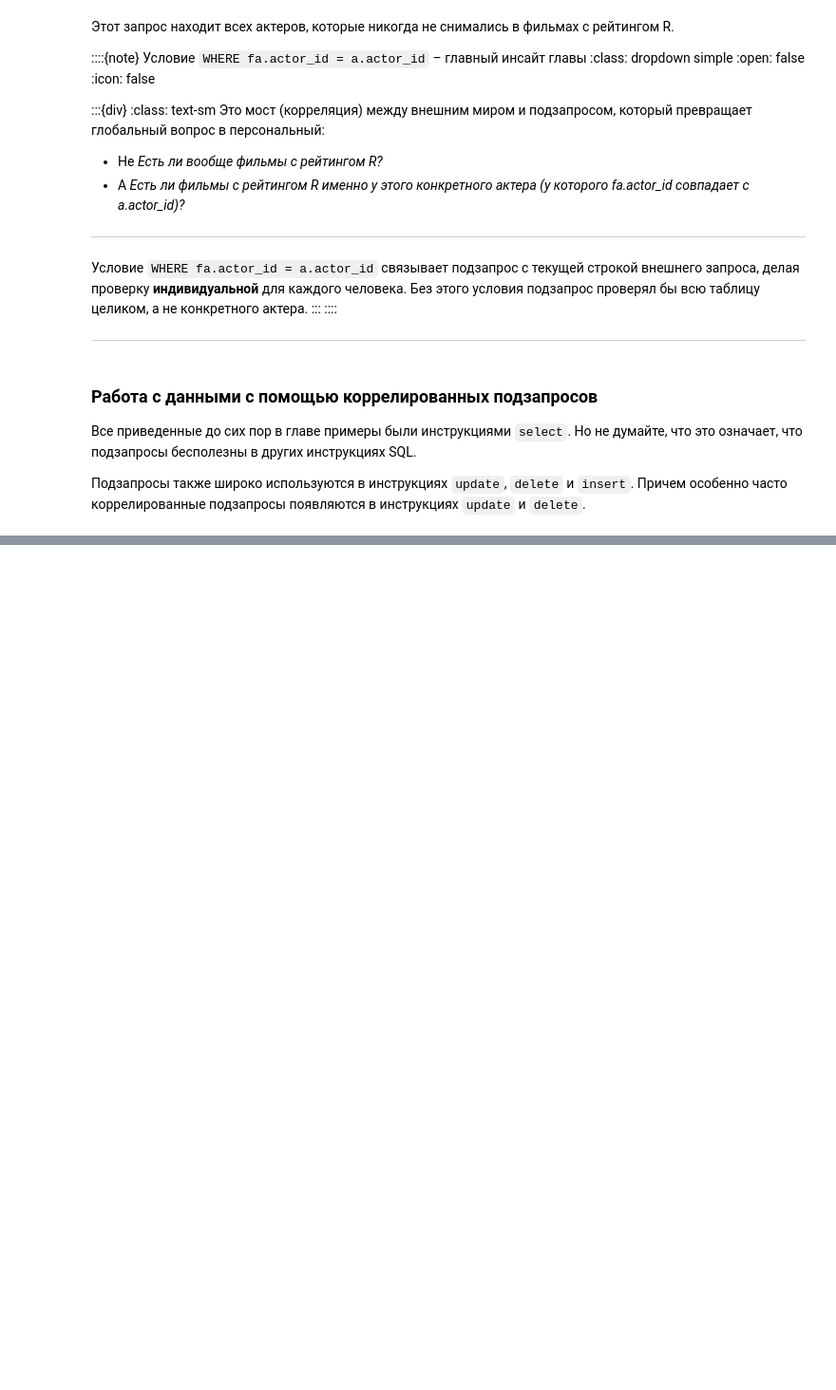
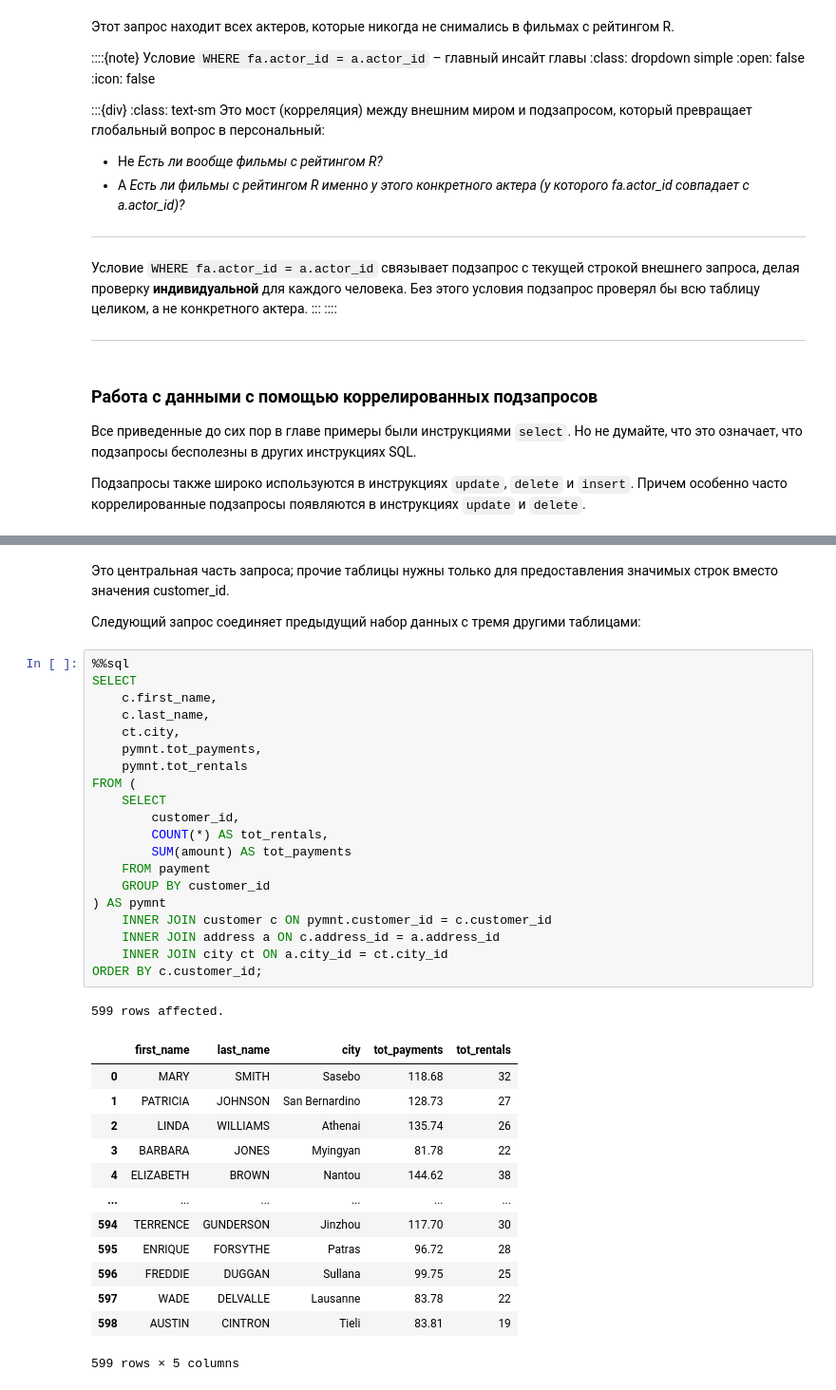
Before and after one commit to magus1968/learning-sql, a Jupyter notebook: docs/chapters/ch09.ipynb, the cells around one changed output, grey strips where cells are left out. Shown at 95% size. Saved outputs shown, nothing was run; the diff lists cells and outputs as text; blank space fills up the shorter version.

```diff
--- a/docs/chapters/ch09.ipynb
+++ b/docs/chapters/ch09.ipynb
@@ -945,0 +1209,39 @@ SET c.last_update = (
+# %% [markdown]
+Это центральная часть запроса; прочие таблицы нужны только для предоставления значимых строк вместо значения customer_id.
+
+Следующий запрос соединяет предыдущий набор данных с тремя другими таблицами:
+# %%
+%%sql
+SELECT
+    c.first_name,
+    c.last_name,
+    ct.city,
+    pymnt.tot_payments,
+    pymnt.tot_rentals
+FROM (
+    SELECT
+        customer_id,
+        COUNT(*) AS tot_rentals,
+        SUM(amount) AS tot_payments
+    FROM payment
+    GROUP BY customer_id
+) AS pymnt
+    INNER JOIN customer c ON pymnt.customer_id = c.customer_id
+    INNER JOIN address a ON c.address_id = a.address_id
+    INNER JOIN city ct ON a.city_id = ct.city_id
+ORDER BY c.customer_id;
+# %% [output]
+599 rows affected.
+|  | first_name | last_name | city | tot_payments | tot_rentals |
+| 0 | MARY | SMITH | Sasebo | 118.68 | 32 |
+| 1 | PATRICIA | JOHNSON | San Bernardino | 128.73 | 27 |
+| 2 | LINDA | WILLIAMS | Athenai | 135.74 | 26 |
+| 3 | BARBARA | JONES | Myingyan | 81.78 | 22 |
+| 4 | ELIZABETH | BROWN | Nantou | 144.62 | 38 |
+| ... | ... | ... | ... | ... | ... |
+| 594 | TERRENCE | GUNDERSON | Jinzhou | 117.70 | 30 |
+| 595 | ENRIQUE | FORSYTHE | Patras | 96.72 | 28 |
+| 596 | FREDDIE | DUGGAN | Sullana | 99.75 | 25 |
+| 597 | WADE | DELVALLE | Lausanne | 83.78 | 22 |
+| 598 | AUSTIN | CINTRON | Tieli | 83.81 | 19 |
+599 rows × 5 columns
```
Also changed, not shown: parts of 26 cells of this notebook, 2 other files.
